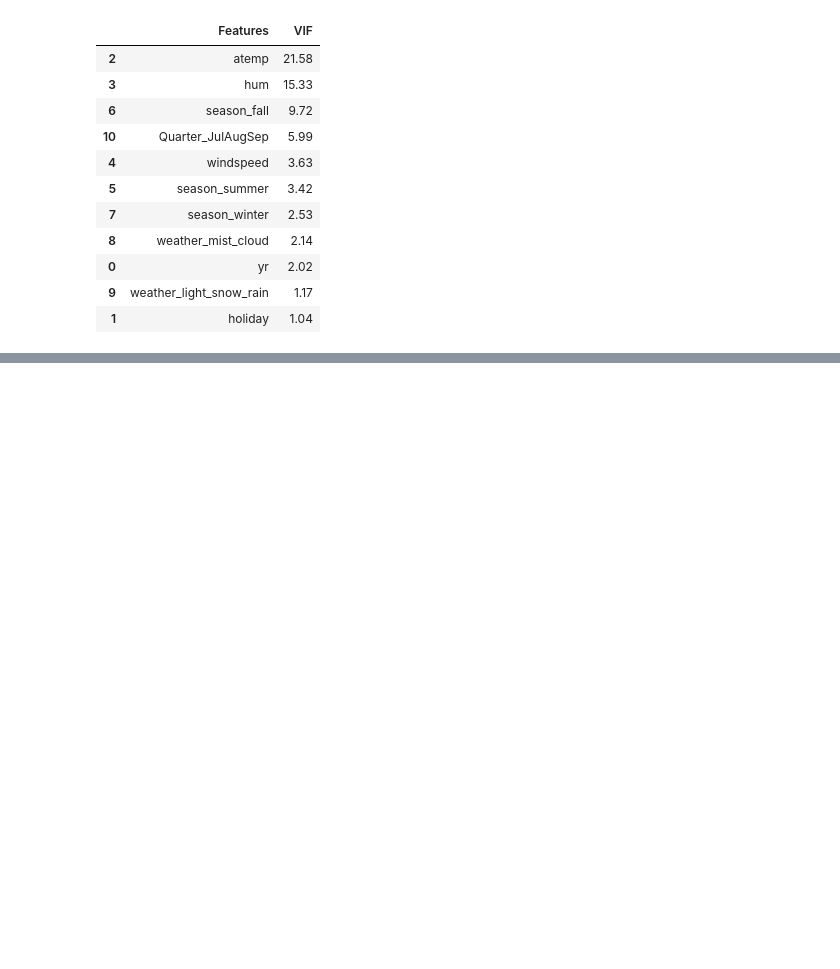
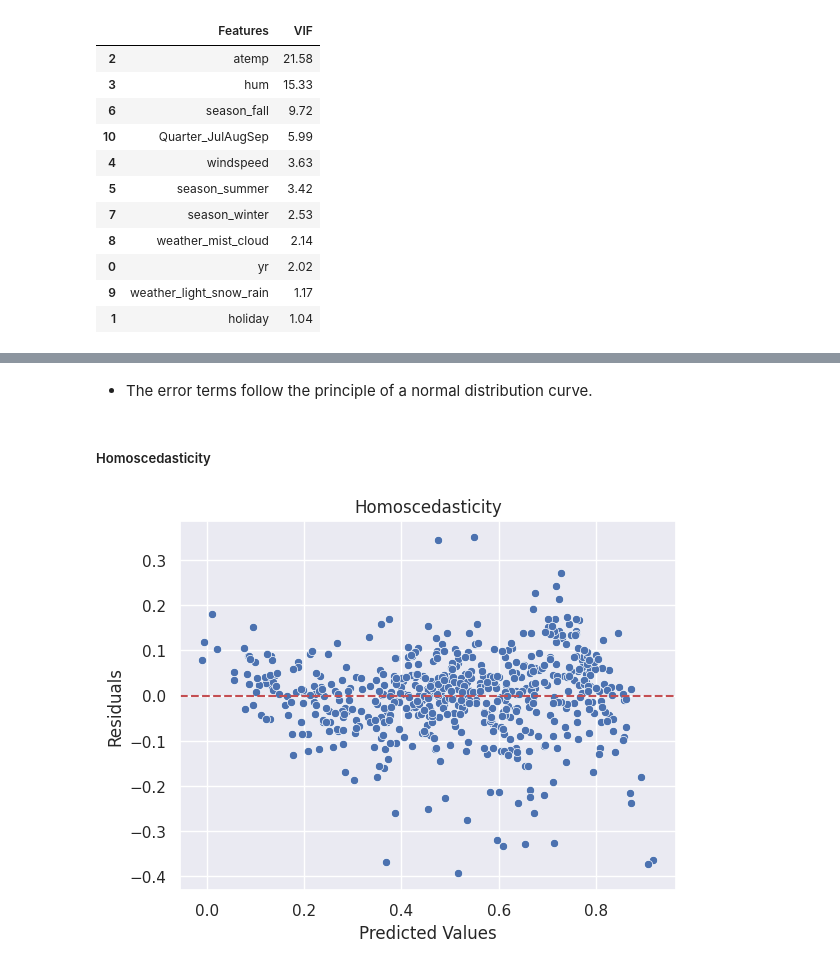
Before and after one commit to andysharma1997/bike_share_analysis_lr, a Jupyter notebook: shubham.ipynb, the cells around one changed output, grey strips where cells are left out. Drawn from its saved outputs; the diff is of its cells as text; code cells hidden in the pictures; blank space fills up the shorter version.

```diff
--- a/shubham.ipynb
+++ b/shubham.ipynb
@@ -568,0 +677,15 @@ calculate_VIF(X_train)
+# %% [markdown]
+* The error terms follow the principle of a normal distribution curve.
+# %% [markdown]
+##### Homoscedasticity
+# %%
+# Visualize Homoscedasticity
+sns.scatterplot(x = y_train_pred, y = residuals)
+plt.xlabel('Predicted Values')
+plt.ylabel('Residuals')
+plt.title('Homoscedasticity')
+plt.axhline(y = 0, color = 'r', linestyle = '--')
+plt.savefig(os.path.join(image_dir,"homoscedasticity.jpg"))
+plt.show()
+# %% [output]
+[figure, added]
```
Also changed, not shown: parts of 32 cells of this notebook, 5 other files.
